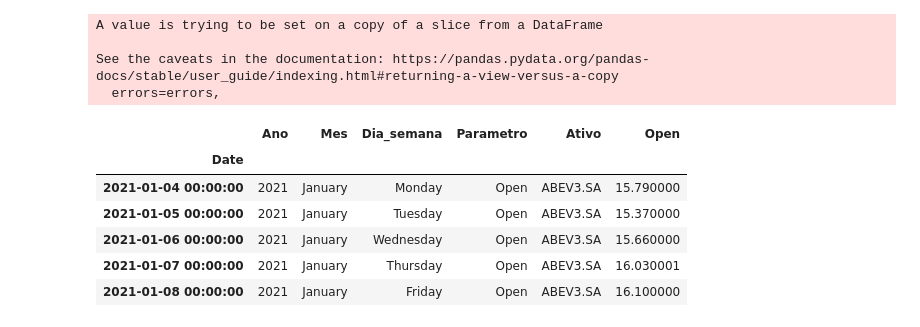
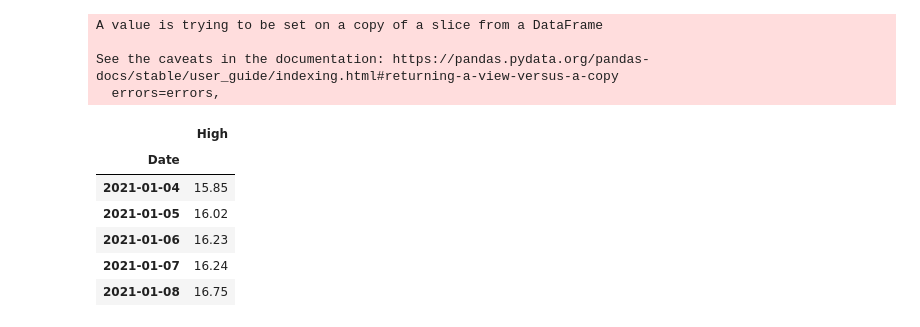
Before and after one commit to alanbrazoes/notebooks, a Jupyter notebook: dataframes.ipynb, the cells around one changed output. Saved outputs shown, nothing was run; the diff lists cells and outputs as text; code cells hidden in the pictures.

```diff
--- a/dataframes.ipynb
+++ b/dataframes.ipynb
@@ -1149,7 +1147,7 @@ A value is trying to be set on a copy of a slice from a DataFrame
 See the caveats in the documentation: https://pandas.pydata.org/pandas-docs/stable/user_guide/indexing.html#returning-a-view-versus-a-copy
   errors=errors,
 # %%
-high.drop(high.columns[0:4], axis = 1, inplace = True)
+high.drop(high.columns[0:5], axis = 1, inplace = True)
 low.drop(low.columns[0:5], axis = 1, inplace = True)
 adj.drop(adj.columns[0:5], axis = 1, inplace = True)
 close.drop(close.columns[0:5], axis = 1, inplace = True)
@@ -1160,15 +1158,15 @@ A value is trying to be set on a copy of a slice from a DataFrame
 See the caveats in the documentation: https://pandas.pydata.org/pandas-docs/stable/user_guide/indexing.html#returning-a-view-versus-a-copy
   errors=errors,
 # %%
-open.head()
+high.head()
 # %% [output]
-|  | Ano | Mes | Dia_semana | Parametro | Ativo | Open |
-| Date |  |  |  |  |  |  |
-| 2021-01-04 00:00:00 | 2021 | January | Monday | Open | ABEV3.SA | 15.790000 |
-| 2021-01-05 00:00:00 | 2021 | January | Tuesday | Open | ABEV3.SA | 15.370000 |
-| 2021-01-06 00:00:00 | 2021 | January | Wednesday | Open | ABEV3.SA | 15.660000 |
-| 2021-01-07 00:00:00 | 2021 | January | Thursday | Open | ABEV3.SA | 16.030001 |
-| 2021-01-08 00:00:00 | 2021 | January | Friday | Open | ABEV3.SA | 16.100000 |
+|  | High |
+| Date |  |
+| 2021-01-04 | 15.85 |
+| 2021-01-05 | 16.02 |
+| 2021-01-06 | 16.23 |
+| 2021-01-07 | 16.24 |
+| 2021-01-08 | 16.75 |
 # %%
 ohlc = pd.concat([open,high,low,close,adj,volume], axis = 1)
 ohlc.drop(['Parametro'], inplace = True, axis = 1)
```
Also changed, not shown: parts of 47 cells of this notebook.
